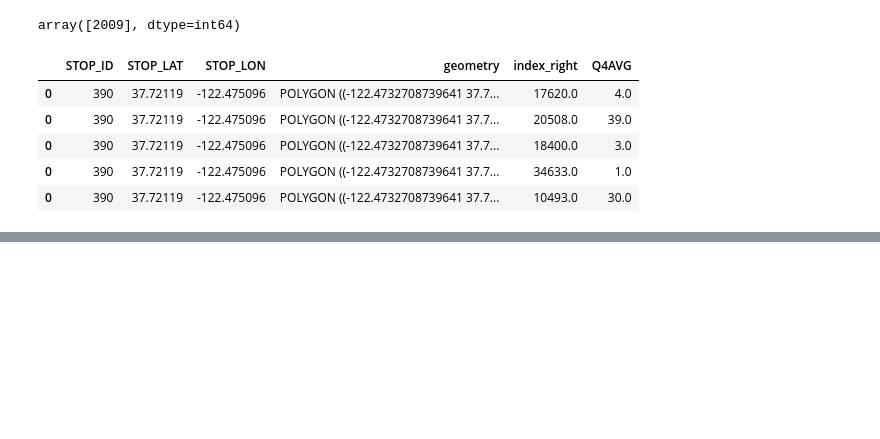
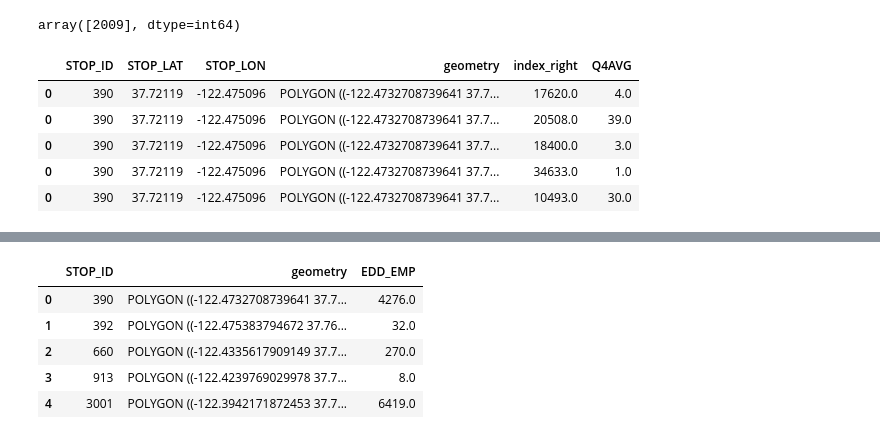
Before and after one commit to alex-mucci/Transit-Casa-Share, a Jupyter notebook: Notebooks/Process EDD Data.ipynb, the cells around one changed output, grey strips where cells are left out. Cells and saved outputs as stored; diff of their text form; code cells hidden in the pictures; blank space fills up the shorter version.

```diff
--- a/Notebooks/Process EDD Data.ipynb
+++ b/Notebooks/Process EDD Data.ipynb
@@ -62,0 +52,9 @@ len(joined)
+# %%
+joined_sum.head()
+# %% [output]
+|  | STOP_ID | geometry | EDD_EMP |
+| 0 | 390 | POLYGON ((-122.4732708739641 37.7... | 4276.0 |
+| 1 | 392 | POLYGON ((-122.475383794672 37.76... | 32.0 |
+| 2 | 660 | POLYGON ((-122.4335617909149 37.7... | 270.0 |
+| 3 | 913 | POLYGON ((-122.4239769029978 37.7... | 8.0 |
+| 4 | 3001 | POLYGON ((-122.3942171872453 37.7... | 6419.0 |
```
Also changed, not shown: parts of 8 cells of this notebook, 3 other files.
